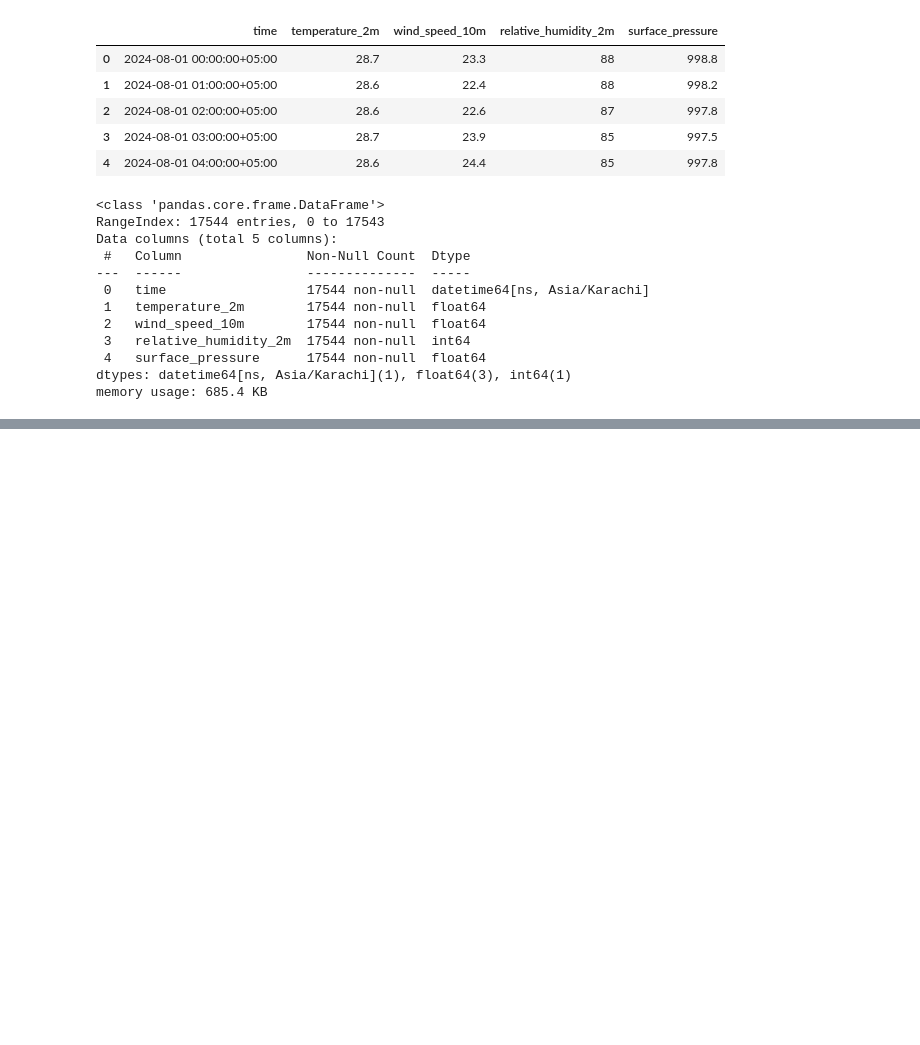
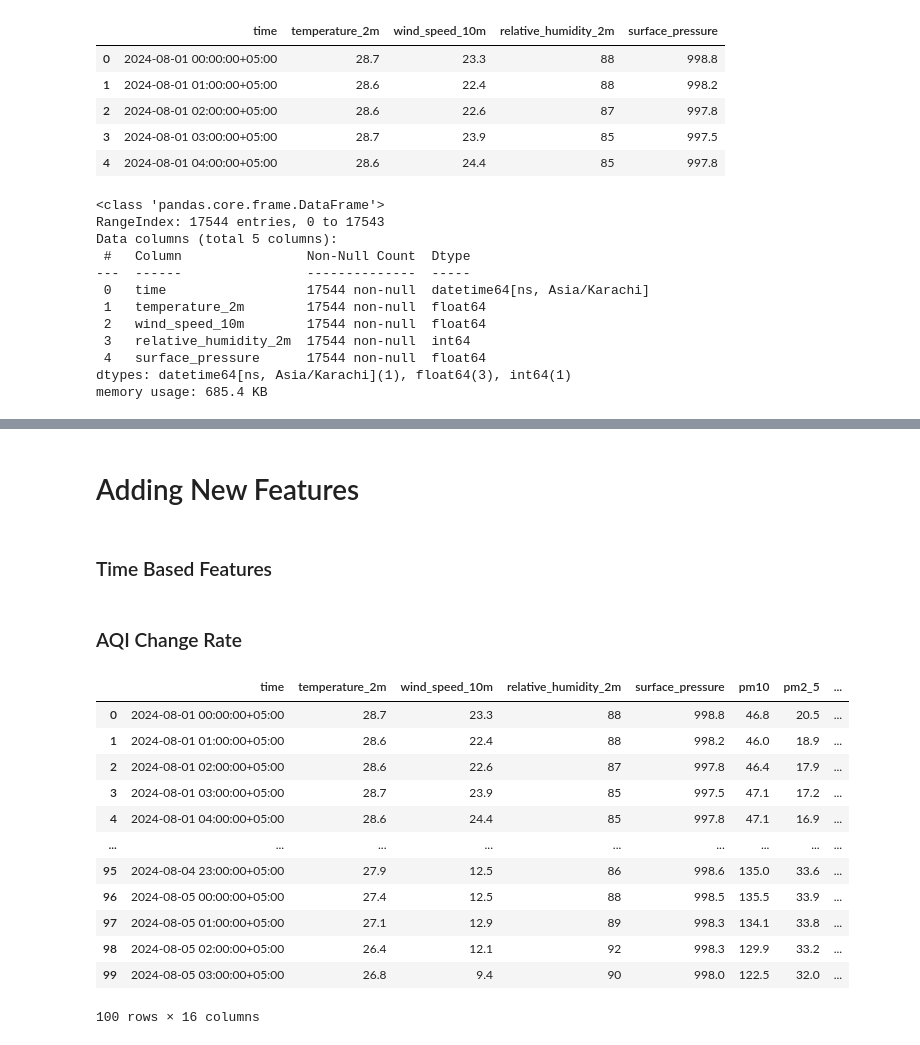
Before and after one commit to Sameen20-bot/10-Pearls-AQI-Predictor, a Jupyter notebook: AQI Predictor/Feature Collection.ipynb, the cells around one changed output, grey strips where cells are left out. Cells and saved outputs as stored; diff of their text form; code cells hidden in the pictures; blank space fills up the shorter version.

Commit message:
progress data preparation

```diff
--- a/AQI Predictor/Feature Collection.ipynb
+++ b/AQI Predictor/Feature Collection.ipynb
@@ -72,0 +123,2 @@ memory usage: 685.4 KB
+# %%
+aqiData.time = aqiData.time.dt.tz_localize('Asia/Karachi')
@@ -72,0 +162,2 @@ memory usage: 685.4 KB
+# %%
+AqiData = pd.merge(weatherData, aqiData, on = 'time')
@@ -72,0 +195,28 @@ memory usage: 685.4 KB
+# %% [markdown]
+# Adding New Features
+# %% [markdown]
+### Time Based Features
+# %%
+AqiData["Hour"] = AqiData["time"].dt.hour
+AqiData["Day"] = AqiData["time"].dt.day
+AqiData["Month"] = AqiData["time"].dt.month
+# %% [markdown]
+### AQI Change Rate
+# %%
+AqiData["AQI Change Rate"] = AqiData["us_aqi"].diff()
+# %%
+AqiData.head(100)
+# %% [output]
+|  | time | temperature_2m | wind_speed_10m | relative_humidity_2m | surface_pressure | pm10 | pm2_5 | ... |
+| 0 | 2024-08-01 00:00:00+05:00 | 28.7 | 23.3 | 88 | 998.8 | 46.8 | 20.5 | ... |
+| 1 | 2024-08-01 01:00:00+05:00 | 28.6 | 22.4 | 88 | 998.2 | 46.0 | 18.9 | ... |
+| 2 | 2024-08-01 02:00:00+05:00 | 28.6 | 22.6 | 87 | 997.8 | 46.4 | 17.9 | ... |
+| 3 | 2024-08-01 03:00:00+05:00 | 28.7 | 23.9 | 85 | 997.5 | 47.1 | 17.2 | ... |
+| 4 | 2024-08-01 04:00:00+05:00 | 28.6 | 24.4 | 85 | 997.8 | 47.1 | 16.9 | ... |
+| ... | ... | ... | ... | ... | ... | ... | ... | ... |
+| 95 | 2024-08-04 23:00:00+05:00 | 27.9 | 12.5 | 86 | 998.6 | 135.0 | 33.6 | ... |
+| 96 | 2024-08-05 00:00:00+05:00 | 27.4 | 12.5 | 88 | 998.5 | 135.5 | 33.9 | ... |
+| 97 | 2024-08-05 01:00:00+05:00 | 27.1 | 12.9 | 89 | 998.3 | 134.1 | 33.8 | ... |
+| 98 | 2024-08-05 02:00:00+05:00 | 26.4 | 12.1 | 92 | 998.3 | 129.9 | 33.2 | ... |
+| 99 | 2024-08-05 03:00:00+05:00 | 26.8 | 9.4 | 90 | 998.0 | 122.5 | 32.0 | ... |
+100 rows × 16 columns
```
Also changed, not shown: parts of 17 cells of this notebook, 2 other files.
